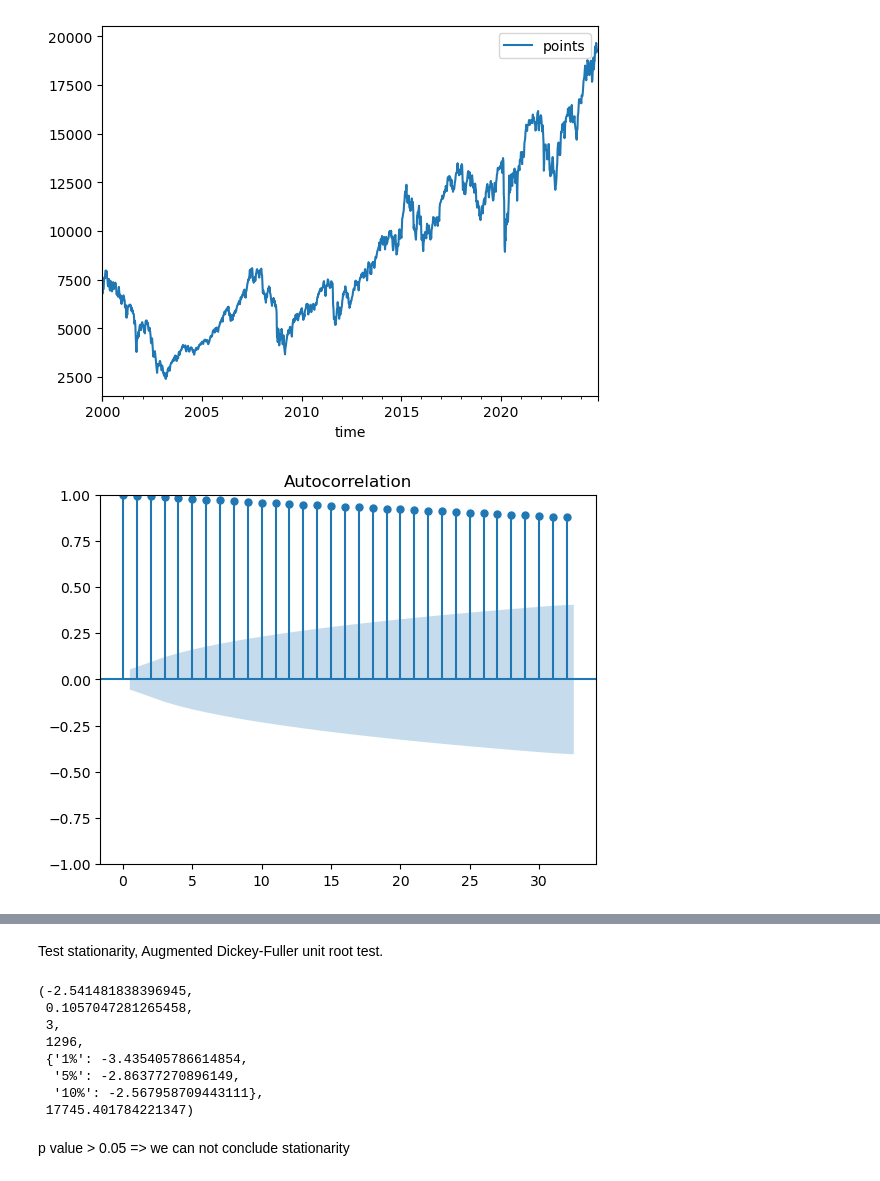
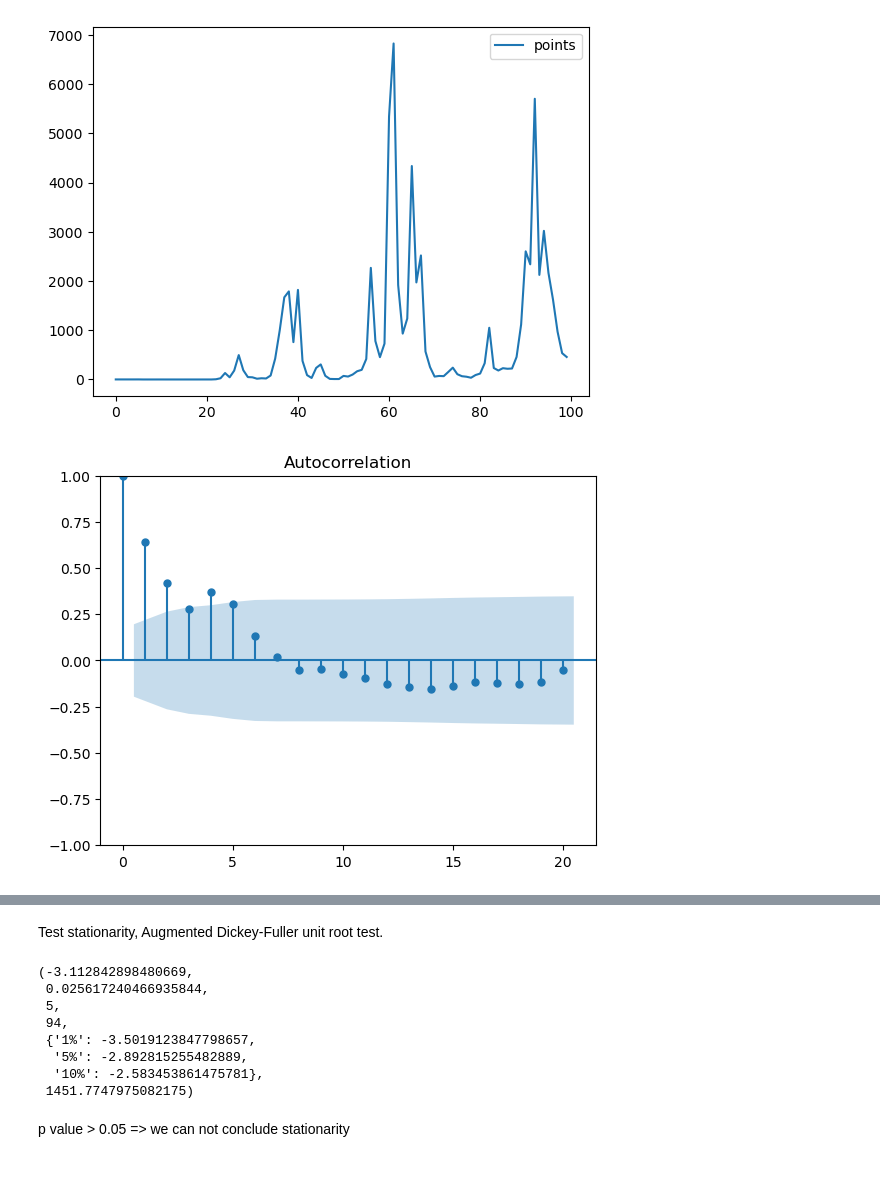
Before and after one commit to daniel-strauss/econometria, a Jupyter notebook: project_final.ipynb, the cells around one changed output, grey strips where cells are left out. Saved outputs shown, nothing was run; the diff lists cells and outputs as text; code cells hidden in the pictures.

```diff
--- a/project_final.ipynb
+++ b/project_final.ipynb
@@ -1,32 +1,63 @@
 # %%
 import numpy as np
 import pandas as pd
 import plotly.express as px
 import plotly.graph_objects as go
 from statsmodels.graphics.tsaplots import plot_acf, plot_pacf
 import statsmodels.tsa.stattools as st
 import statsmodels.api as sm
 import numpy as np
 
-# Load the CSV file
-data = pd.read_csv('DAX_Historical_Data.csv')
+test_with_artificial = True
 
-# Extract the time and price series
-time = pd.to_datetime(data.iloc[:, 0])  # Assuming first column is 'time'
-prices = data.iloc[:, 1].replace(',', '', regex=True).astype(float)  # Remove commas and convert to float
+def artificial_arima(p=np.array([]), d=0, q = np.array([]), f=lambda x:x, n = 100):
+    # generate synthetic data in order to validate our method for real data
+    a  = np.random.normal(0,1,n)
+    W = np.zeros(n)
+    for t in range(n):
+        if t < len(p) and t < len(q):
+            W[t] = 0# maybe this can be done cleaner but whatever
+        else:
+            W[t] = - W[t-len(p):t] @ p + a[t] + a[t-len(q):t] @ p
+
+    for d_c in range(d):
+        W = np.cumsum(W)
 
 
-# Create a DataFrame with the time and prices
-time_series_df = pd.DataFrame({'time': time, 'points': prices})
-time_series_df.set_index('time', inplace=True)
+    return f(W)
+
+
+
+
+if test_with_artificial:
+    points = artificial_arima(
+        p = np.array([0,0,0,0,.1]),
+        q = np.array([0,0,0,0,.1]),
+        d = 1,
+        f = np.exp,
+        n = 100
+    )
+    time_series_df = pd.DataFrame({'points': points})
+else:
+    # Load the CSV file
+    data = pd.read_csv('EUR_USD_monthly.csv')
+
+    # Extract the time and price series
+    time = pd.to_datetime(data.iloc[:, 0])  # Assuming first column is 'time'
+    prices = data.iloc[:, 1].replace(',', '', regex=True).astype(float)  # Remove commas and convert to float
+
+
+    # Create a DataFrame with the time and prices
+    time_series_df = pd.DataFrame({'time': time, 'points': prices})
+    time_series_df.set_index('time', inplace=True)
 
 def plot_series(series):
     # Plot the time series using Plotly
     series.plot()
 
     plot_acf(series)
     plot_pacf(series)
 plot_series(time_series_df)
 # %% [output]
-[figure, old version]
+[figure, new version]
-[figure, old version]
+[figure, new version]
@@ -38,14 +69,14 @@ Test stationarity, Augmented Dickey-Fuller unit root test.
 # alternative hypothesis is stationarity
 st.adfuller(time_series_df['points'])
 # %% [output]
-(-2.541481838396945,
- 0.1057047281265458,
- 3,
- 1296,
- {'1%': -3.435405786614854,
-  '5%': -2.86377270896149,
-  '10%': -2.567958709443111},
- 17745.401784221347)
+(-3.112842898480669,
+ 0.025617240466935844,
+ 5,
+ 94,
+ {'1%': -3.5019123847798657,
+  '5%': -2.892815255482889,
+  '10%': -2.583453861475781},
+ 1451.7747975082175)
 # %% [markdown]
 p value > 0.05 => we can not conclude stationarity
 # %% [markdown]
```
Also changed, not shown: parts of 4 cells of this notebook, 6 other files.
